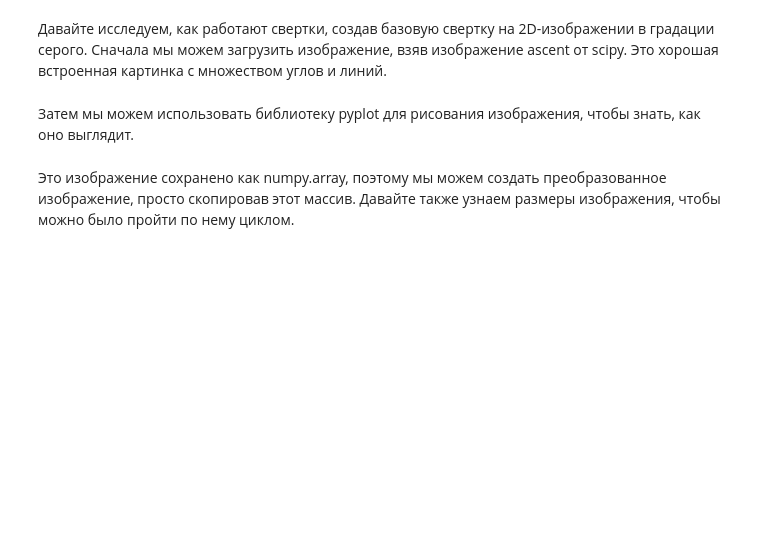
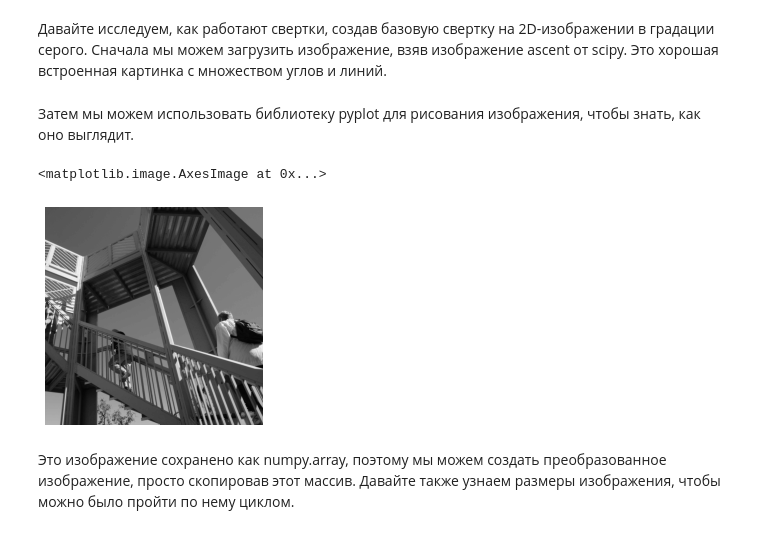
Before and after one commit to andrew-veriga/Tensorflow-labs, a Jupyter notebook: Convolutions_Sidebar.ipynb, the cells around one changed output. Saved outputs shown, nothing was run; the diff lists cells and outputs as text; code cells hidden in the pictures; blank space fills up the shorter version.

```diff
--- a/Convolutions_Sidebar.ipynb
+++ b/Convolutions_Sidebar.ipynb
@@ -6,16 +6,18 @@
 import cv2
 import numpy as np
 from scipy import misc
-i = misc.ascent()
+im = misc.ascent()
 # %% [markdown]
 Затем мы можем использовать библиотеку pyplot для рисования изображения, чтобы знать, как оно выглядит.
 # %%
 import matplotlib.pyplot as plt
 plt.grid(False)
 plt.gray()
 plt.axis('off')
-plt.imshow(i)
-plt.show()
+plt.imshow(im)
+# %% [output]
+<matplotlib.image.AxesImage at 0x...>
+[figure, added]
 # %% [markdown]
 Это изображение сохранено как numpy.array, поэтому мы можем создать преобразованное изображение, просто скопировав этот массив. Давайте также узнаем размеры изображения, чтобы можно было пройти по нему циклом.
 # %%
```
Also changed, not shown: parts of 4 cells of this notebook.
